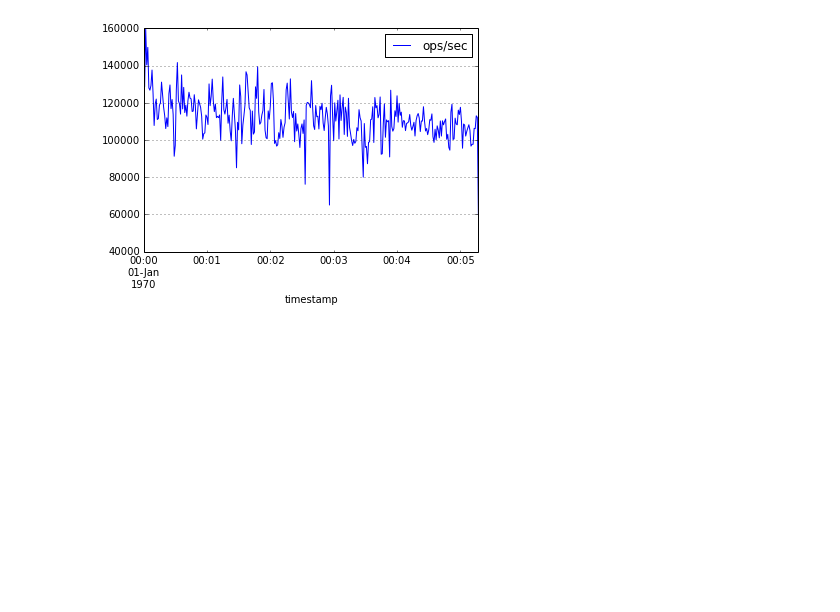
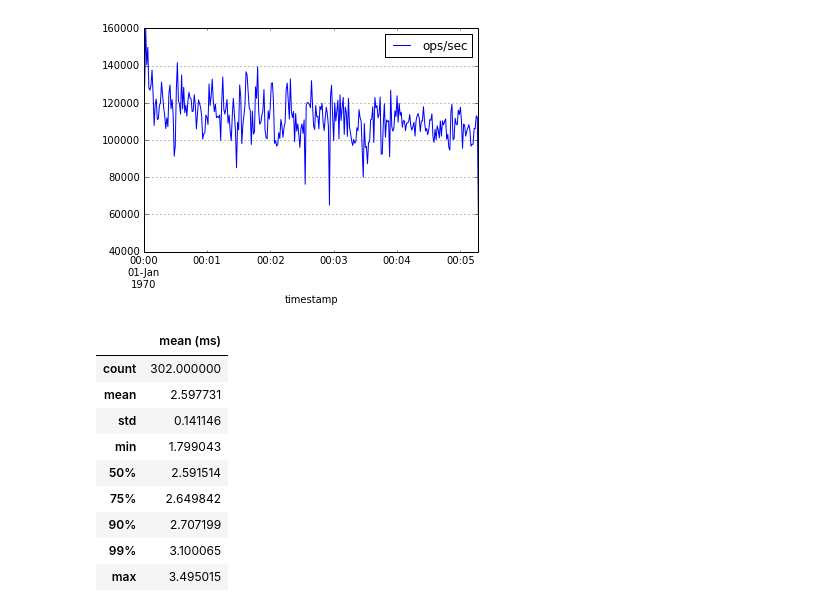
Before and after one commit to ericmoritz/cb-load, a Jupyter notebook: visualize.ipynb, the cells around one changed output. Cells and saved outputs as stored; diff of their text form; code cells hidden in the pictures; blank space fills up the shorter version.

```diff
--- a/visualize.ipynb
+++ b/visualize.ipynb
@@ -85,0 +88,13 @@ data.plot()
+# %%
+data.describe(percentiles=[.5, .75, .9, .99])
+# %% [output]
+|  | mean (ms) |
+| count | 302.000000 |
+| mean | 2.597731 |
+| std | 0.141146 |
+| min | 1.799043 |
+| 50% | 2.591514 |
+| 75% | 2.649842 |
+| 90% | 2.707199 |
+| 99% | 3.100065 |
+| max | 3.495015 |
```
Also changed, not shown: parts of 5 cells of this notebook, 5 other files.
